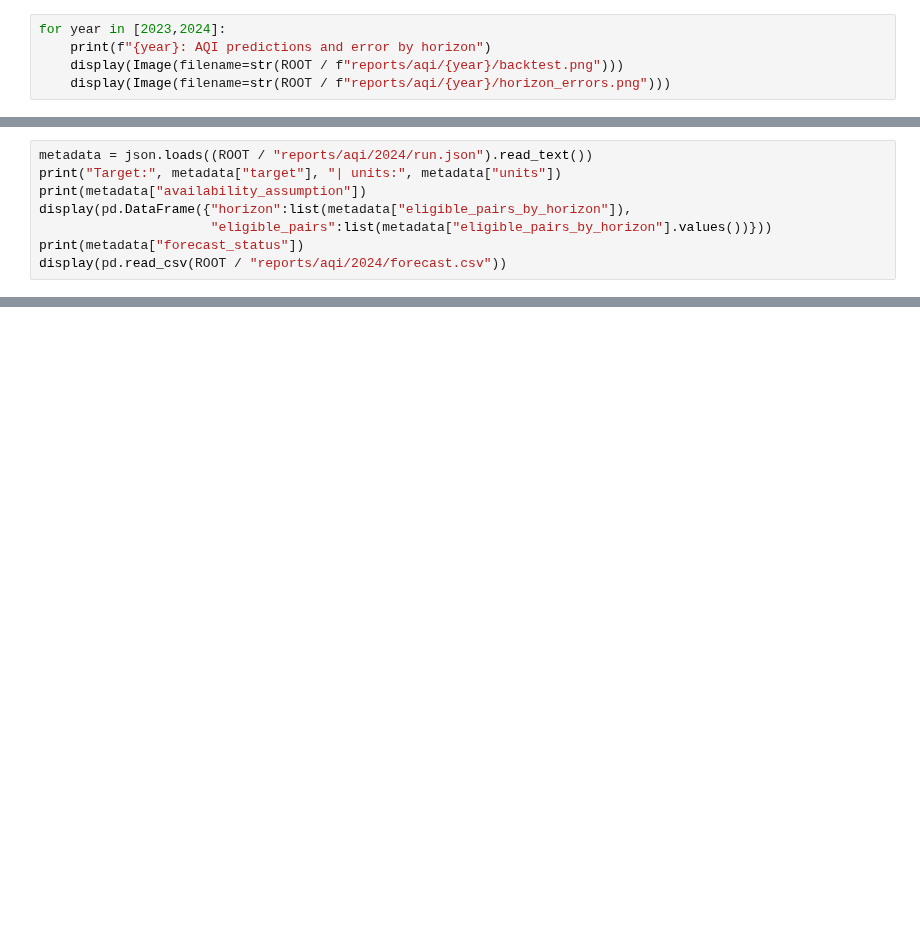
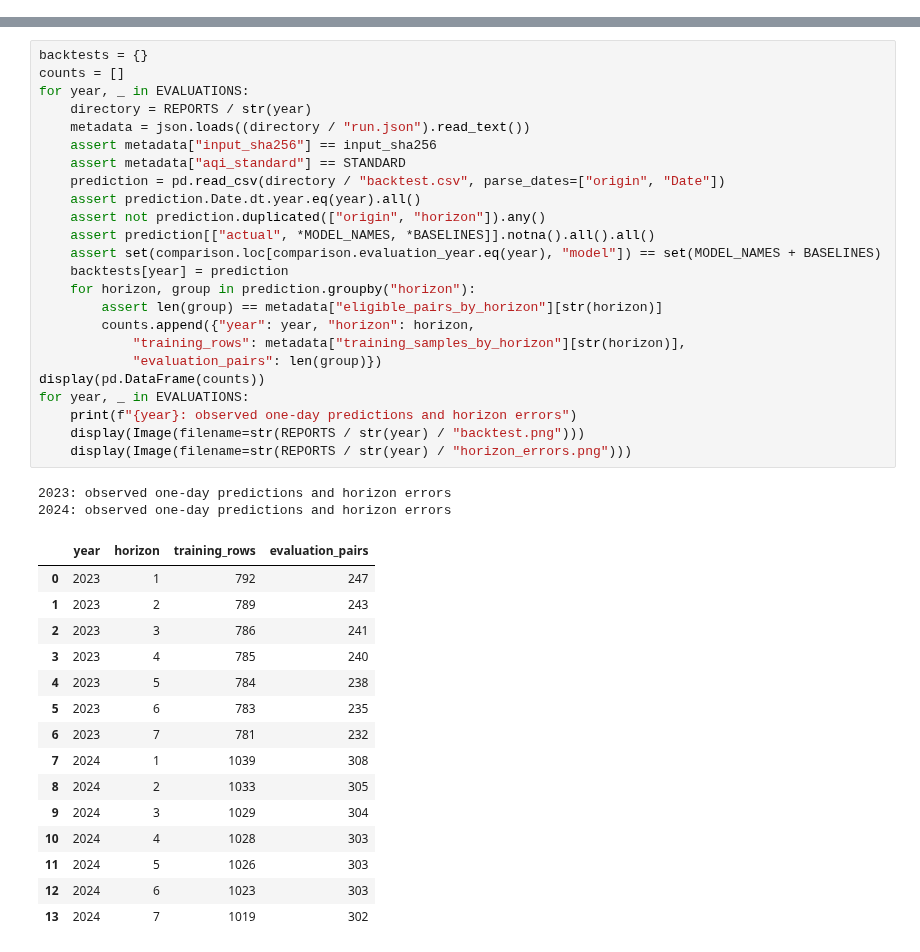
Before and after one commit to AhmedOT22/Air-Quality-Forecasting, a Jupyter notebook: AirQuality.ipynb, the cells around one changed output, grey strips where cells are left out. Drawn from its saved outputs; the diff is of its cells as text; blank space fills up the shorter version.

Commit message:
Clarify notebook workflow and add evaluation diagnostics

```diff
--- a/AirQuality.ipynb
+++ b/AirQuality.ipynb
@@ -140,8 +280,3 @@ All MAE/RMSE values above are AQI points. Baseline skill is not an old-source im
 | 67 | forest_weather | 7 | 302 | 11.602 | 14.095 | 0.251 | 2024 |
 | 68 | persistence | 7 | 302 | 15.487 | 18.990 | 0.000 | 2024 |
 | 69 | seasonal_naive | 7 | 302 | 14.440 | 18.148 | 0.068 | 2024 |
-# %%
-for year in [2023,2024]:
-    print(f"{year}: AQI predictions and error by horizon")
-    display(Image(filename=str(ROOT / f"reports/aqi/{year}/backtest.png")))
-    display(Image(filename=str(ROOT / f"reports/aqi/{year}/horizon_errors.png")))
@@ -175,8 +282,0 @@ for year in [2023,2024]:
-# %%
-metadata = json.loads((ROOT / "reports/aqi/2024/run.json").read_text())
-print("Target:", metadata["target"], "| units:", metadata["units"])
-print(metadata["availability_assumption"])
-display(pd.DataFrame({"horizon":list(metadata["eligible_pairs_by_horizon"]),
-                      "eligible_pairs":list(metadata["eligible_pairs_by_horizon"].values())}))
-print(metadata["forecast_status"])
-display(pd.read_csv(ROOT / "reports/aqi/2024/forecast.csv"))
@@ -202,0 +289,42 @@ Archive-end projection; not a current forecast
+# %%
+backtests = {}
+counts = []
+for year, _ in EVALUATIONS:
+    directory = REPORTS / str(year)
+    metadata = json.loads((directory / "run.json").read_text())
+    assert metadata["input_sha256"] == input_sha256
+    assert metadata["aqi_standard"] == STANDARD
+    prediction = pd.read_csv(directory / "backtest.csv", parse_dates=["origin", "Date"])
+    assert prediction.Date.dt.year.eq(year).all()
+    assert not prediction.duplicated(["origin", "horizon"]).any()
+    assert prediction[["actual", *MODEL_NAMES, *BASELINES]].notna().all().all()
+    assert set(comparison.loc[comparison.evaluation_year.eq(year), "model"]) == set(MODEL_NAMES + BASELINES)
+    backtests[year] = prediction
+    for horizon, group in prediction.groupby("horizon"):
+        assert len(group) == metadata["eligible_pairs_by_horizon"][str(horizon)]
+        counts.append({"year": year, "horizon": horizon,
+            "training_rows": metadata["training_samples_by_horizon"][str(horizon)],
+            "evaluation_pairs": len(group)})
+display(pd.DataFrame(counts))
+for year, _ in EVALUATIONS:
+    print(f"{year}: observed one-day predictions and horizon errors")
+    display(Image(filename=str(REPORTS / str(year) / "backtest.png")))
+    display(Image(filename=str(REPORTS / str(year) / "horizon_errors.png")))
+# %% [output]
+2023: observed one-day predictions and horizon errors
+2024: observed one-day predictions and horizon errors
+|  | year | horizon | training_rows | evaluation_pairs |
+| 0 | 2023 | 1 | 792 | 247 |
+| 1 | 2023 | 2 | 789 | 243 |
+| 2 | 2023 | 3 | 786 | 241 |
+| 3 | 2023 | 4 | 785 | 240 |
+| 4 | 2023 | 5 | 784 | 238 |
+| 5 | 2023 | 6 | 783 | 235 |
+| 6 | 2023 | 7 | 781 | 232 |
+| 7 | 2024 | 1 | 1039 | 308 |
+| 8 | 2024 | 2 | 1033 | 305 |
+| 9 | 2024 | 3 | 1029 | 304 |
+| 10 | 2024 | 4 | 1028 | 303 |
+| 11 | 2024 | 5 | 1026 | 303 |
+| 12 | 2024 | 6 | 1023 | 303 |
+| 13 | 2024 | 7 | 1019 | 302 |
```
Also changed, not shown: parts of 31 cells of this notebook, 1 other file.
